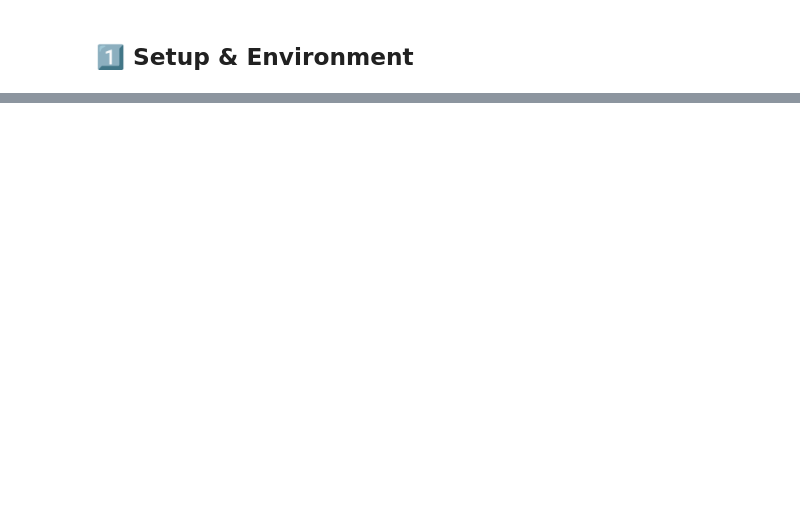
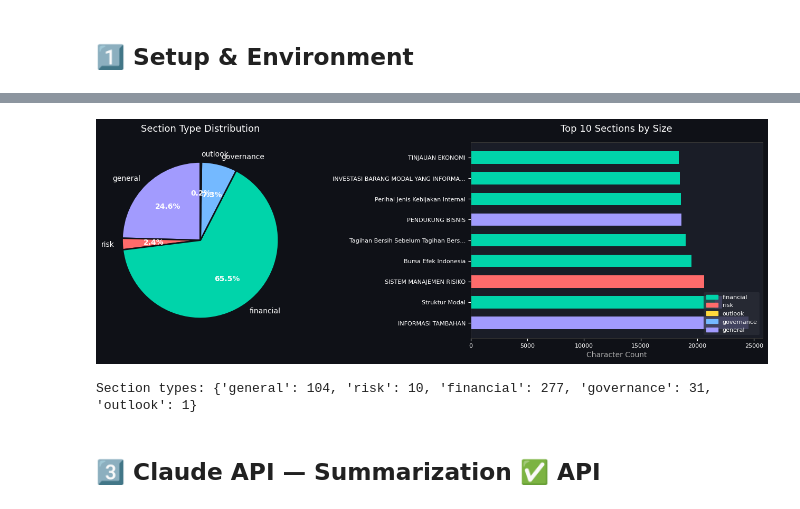
Before and after one commit to Agathahah/finsight-idx, a Jupyter notebook: notebooks/demo_finsight.ipynb, the cells around one changed output, grey strips where cells are left out. Saved outputs shown, nothing was run; the diff lists cells and outputs as text; code cells hidden in the pictures; blank space fills up the shorter version.

```diff
--- a/notebooks/demo_finsight.ipynb
+++ b/notebooks/demo_finsight.ipynb
@@ -714,0 +148,53 @@ print("   Claude-as-Judge score: 4.40/5.00 (dari eval sebelumnya)")
+# %%
+import matplotlib.pyplot as plt
+import matplotlib.patches as mpatches
+
+type_counts = Counter(s.section_type for s in doc.sections)
+COLORS = {
+    "financial": "#00d4aa", "risk": "#ff6b6b",
+    "outlook": "#ffd93d",   "governance": "#74b9ff", "general": "#a29bfe",
+}
+
+fig, axes = plt.subplots(1, 2, figsize=(14, 5))
+fig.patch.set_facecolor("#0f1117")
+
+# Pie chart
+labels = list(type_counts.keys())
+sizes  = list(type_counts.values())
+colors = [COLORS.get(l, "#888") for l in labels]
+ax1 = axes[0]
+ax1.set_facecolor("#0f1117")
+wedges, texts, autotexts = ax1.pie(
+    sizes, labels=labels, colors=colors, autopct="%1.1f%%", startangle=90,
+    textprops={"color": "white", "fontsize": 10},
+    wedgeprops={"edgecolor": "#0f1117", "linewidth": 2}
+)
+for at in autotexts: at.set_color("white"); at.set_fontweight("bold")
+ax1.set_title("Section Type Distribution", color="white", fontsize=13, pad=15)
+
+# Bar chart
+top_sections = sorted(doc.sections, key=lambda s: s.char_count, reverse=True)[:10]
+ax2 = axes[1]
+ax2.set_facecolor("#1a1d27")
+bar_colors = [COLORS.get(s.section_type, "#888") for s in top_sections]
+ax2.barh(
+    [s.title[:35] + ("…" if len(s.title) > 35 else "") for s in top_sections],
+    [s.char_count for s in top_sections],
+    color=bar_colors, edgecolor="none", height=0.6
+)
+ax2.set_xlabel("Character Count", color="#aaa", fontsize=10)
+ax2.set_title("Top 10 Sections by Size", color="white", fontsize=13, pad=15)
+ax2.tick_params(colors="white", labelsize=8)
+for spine in ax2.spines.values(): spine.set_color("#333")
+legend_patches = [mpatches.Patch(color=v, label=k) for k, v in COLORS.items()]
+ax2.legend(handles=legend_patches, loc="lower right",
+           facecolor="#2a2d37", edgecolor="none", labelcolor="white", fontsize=8)
+plt.tight_layout(pad=2)
+plt.savefig("section_distribution.png", dpi=120, bbox_inches="tight", facecolor="#0f1117")
+plt.show()
+print(f"Section types: {dict(type_counts)}")
+# %% [output]
+[figure, added]
+Section types: {'general': 104, 'risk': 10, 'financial': 277, 'governance': 31, 'outlook': 1}
+# %% [markdown]
+## 3️⃣ Claude API — Summarization ✅ API
```
Also changed, not shown: parts of 44 cells of this notebook, 6 other files.
